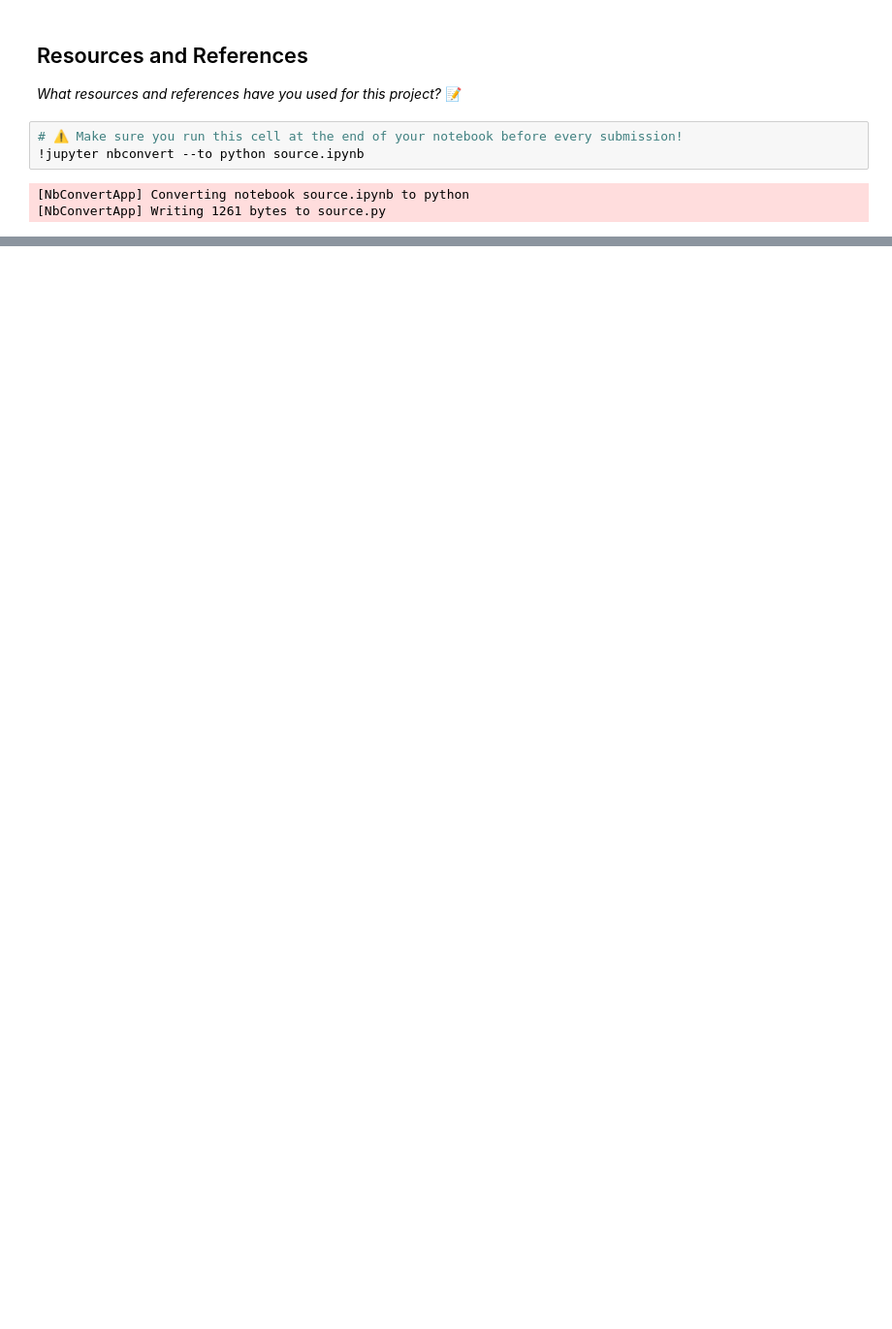
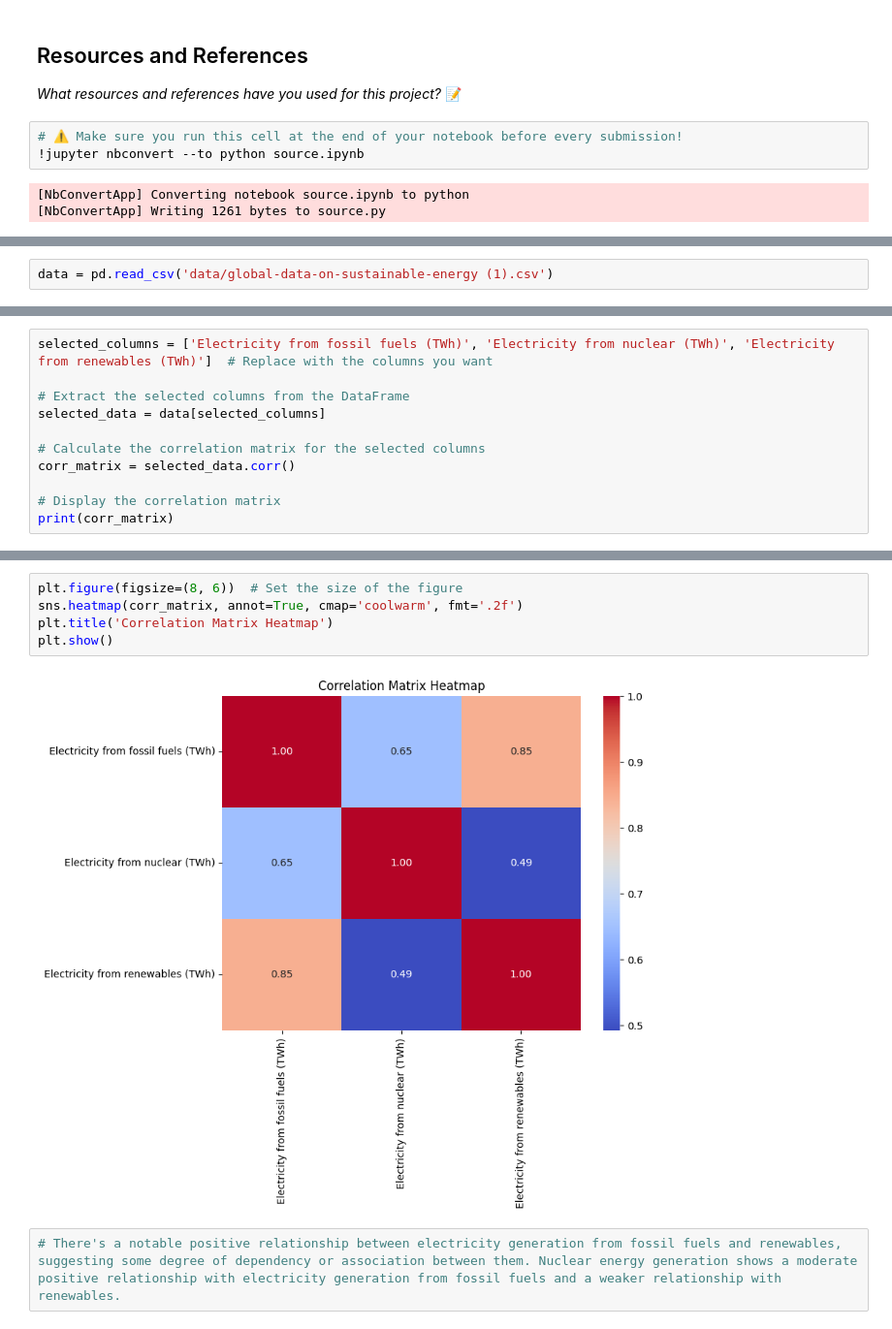
Before and after one commit to IT4063C-Fall23/final-project-Abuerrdg, a Jupyter notebook: source.ipynb, the cells around one changed output, grey strips where cells are left out. Shown: that part at 97% size. Cells and saved outputs as stored; diff of their text form; blank space fills up the shorter version.

```diff
--- a/source.ipynb
+++ b/source.ipynb
@@ -55,0 +60,2 @@ Analyze the effectiveness of carbon reduction policies and practices.
+# %%
+data = pd.read_csv('data/global-data-on-sustainable-energy (1).csv')
@@ -55,0 +149,11 @@ Analyze the effectiveness of carbon reduction policies and practices.
+# %%
+selected_columns = ['Electricity from fossil fuels (TWh)', 'Electricity from nuclear (TWh)', 'Electricity from renewables (TWh)']  # Replace with the columns you want
+
+# Extract the selected columns from the DataFrame
+selected_data = data[selected_columns]
+
+# Calculate the correlation matrix for the selected columns
+corr_matrix = selected_data.corr()
+
+# Display the correlation matrix
+print(corr_matrix)
@@ -55,0 +175,9 @@ Analyze the effectiveness of carbon reduction policies and practices.
+# %%
+plt.figure(figsize=(8, 6))  # Set the size of the figure
+sns.heatmap(corr_matrix, annot=True, cmap='coolwarm', fmt='.2f')
+plt.title('Correlation Matrix Heatmap')
+plt.show()
+# %% [output]
+[figure, added]
+# %%
+# There's a notable positive relationship between electricity generation from fossil fuels and renewables, suggesting some degree of dependency or association between them. Nuclear energy generation shows a moderate positive relationship with electricity generation from fossil fuels and a weaker relationship with renewables.
```
Also changed, not shown: parts of 13 cells of this notebook, 4 other files.
